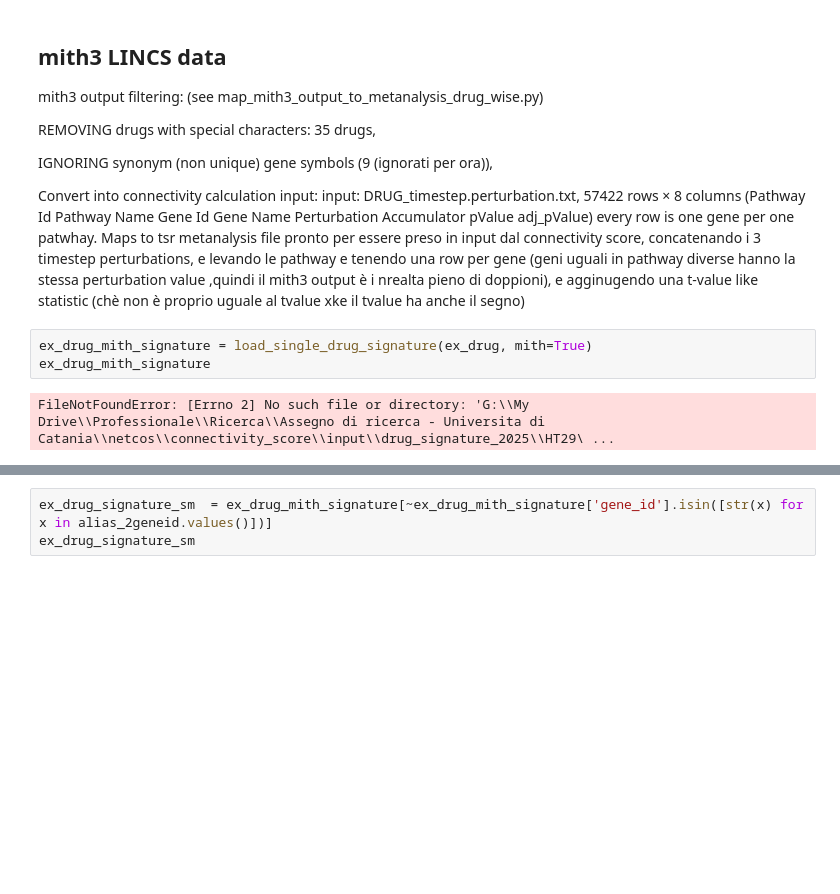
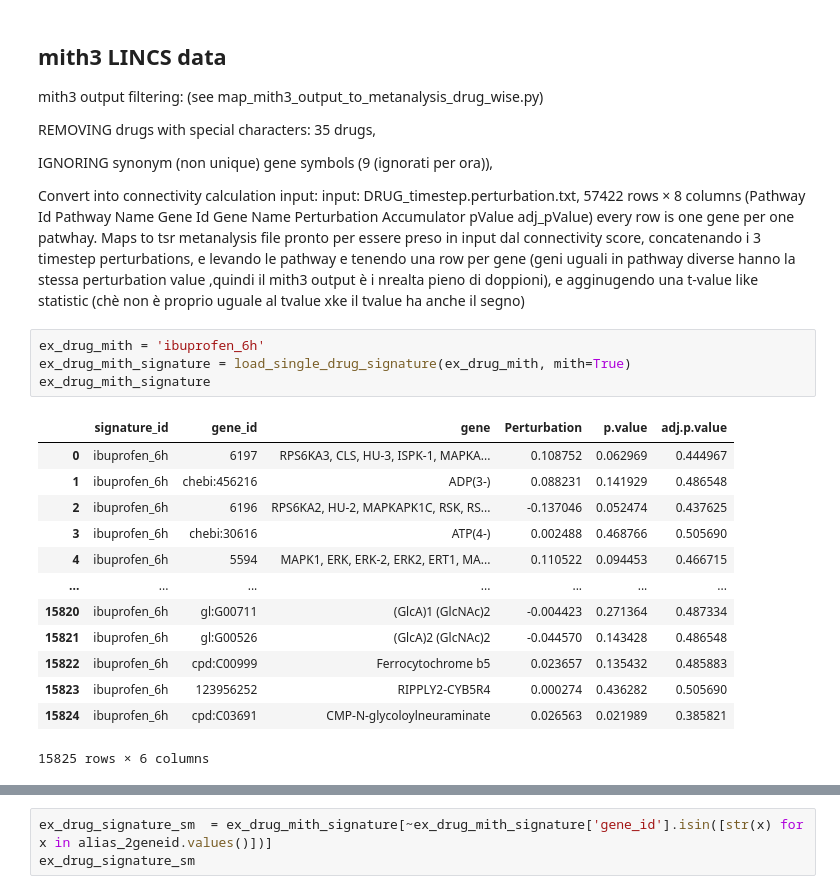
Before and after one commit to knowmics-lab/netcos, a Jupyter notebook: data_exploration/data_exploration_ipf.ipynb, the cells around one changed output, grey strips where cells are left out. Cells and saved outputs as stored; diff of their text form; blank space fills up the shorter version.

```diff
--- a/data_exploration/data_exploration_ipf.ipynb
+++ b/data_exploration/data_exploration_ipf.ipynb
@@ -233,10 +233,23 @@ input: DRUG_timestep.perturbation.txt,
 every row is one gene  per one patwhay.
 Maps to tsr metanalysis file pronto per essere preso in input dal connectivity score, concatenando i 3 timestep perturbations, e levando le pathway e tenendo una row per gene (geni uguali in pathway diverse hanno la stessa perturbation value ,quindi il mith3 output è i nrealta pieno di doppioni), e agginugendo una t-value like statistic (chè non è proprio uguale al tvalue xke il tvalue ha anche il segno)
 # %%
-ex_drug_mith_signature = load_single_drug_signature(ex_drug, mith=True)
+ex_drug_mith = 'ibuprofen_6h'
+ex_drug_mith_signature = load_single_drug_signature(ex_drug_mith, mith=True)
 ex_drug_mith_signature
 # %% [output]
+|  | signature_id | gene_id | gene | Perturbation | p.value | adj.p.value |
+| 0 | ibuprofen_6h | 6197 | RPS6KA3, CLS, HU-3, ISPK-1, MAPKA... | 0.108752 | 0.062969 | 0.444967 |
+| 1 | ibuprofen_6h | chebi:456216 | ADP(3-) | 0.088231 | 0.141929 | 0.486548 |
+| 2 | ibuprofen_6h | 6196 | RPS6KA2, HU-2, MAPKAPK1C, RSK, RS... | -0.137046 | 0.052474 | 0.437625 |
+| 3 | ibuprofen_6h | chebi:30616 | ATP(4-) | 0.002488 | 0.468766 | 0.505690 |
+| 4 | ibuprofen_6h | 5594 | MAPK1, ERK, ERK-2, ERK2, ERT1, MA... | 0.110522 | 0.094453 | 0.466715 |
+| ... | ... | ... | ... | ... | ... | ... |
+| 15820 | ibuprofen_6h | gl:G00711 | (GlcA)1 (GlcNAc)2 | -0.004423 | 0.271364 | 0.487334 |
+| 15821 | ibuprofen_6h | gl:G00526 | (GlcA)2 (GlcNAc)2 | -0.044570 | 0.143428 | 0.486548 |
+| 15822 | ibuprofen_6h | cpd:C00999 | Ferrocytochrome b5 | 0.023657 | 0.135432 | 0.485883 |
+| 15823 | ibuprofen_6h | 123956252 | RIPPLY2-CYB5R4 | 0.000274 | 0.436282 | 0.505690 |
+| 15824 | ibuprofen_6h | cpd:C03691 | CMP-N-glycoloylneuraminate | 0.026563 | 0.021989 | 0.385821 |
-FileNotFoundError: [Errno 2] No such file or directory: 'G:\\My Drive\\Professionale\\Ricerca\\Assegno di ricerca - Universita di Catania\\netcos\\connectivity_score\\input\\drug_signature_2025\\HT29\ ...
+15825 rows × 6 columns
 # %%
 drugs_mith_signatures=load_drug_signatures(mith=True)
 drugs_mith_signatures
```
Also changed, not shown: parts of 3 cells of this notebook, 3 other files.
